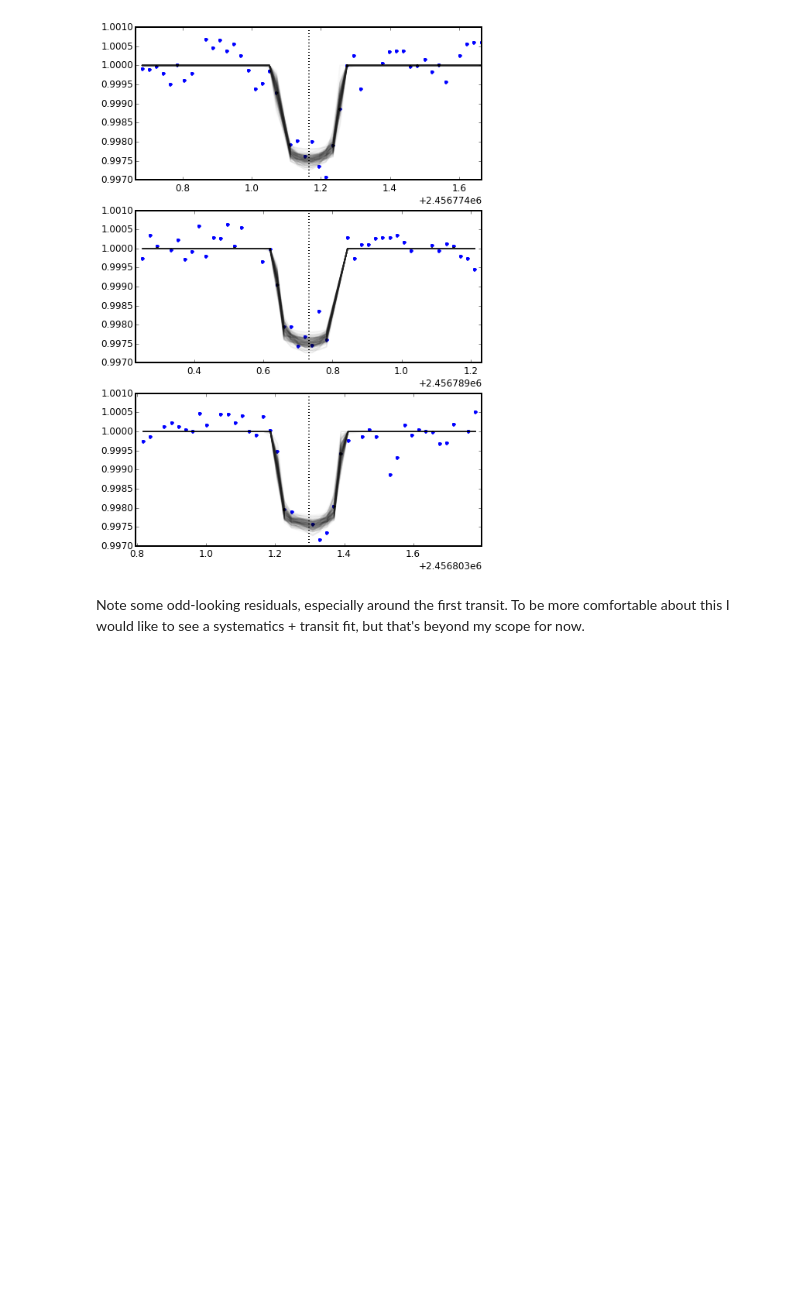
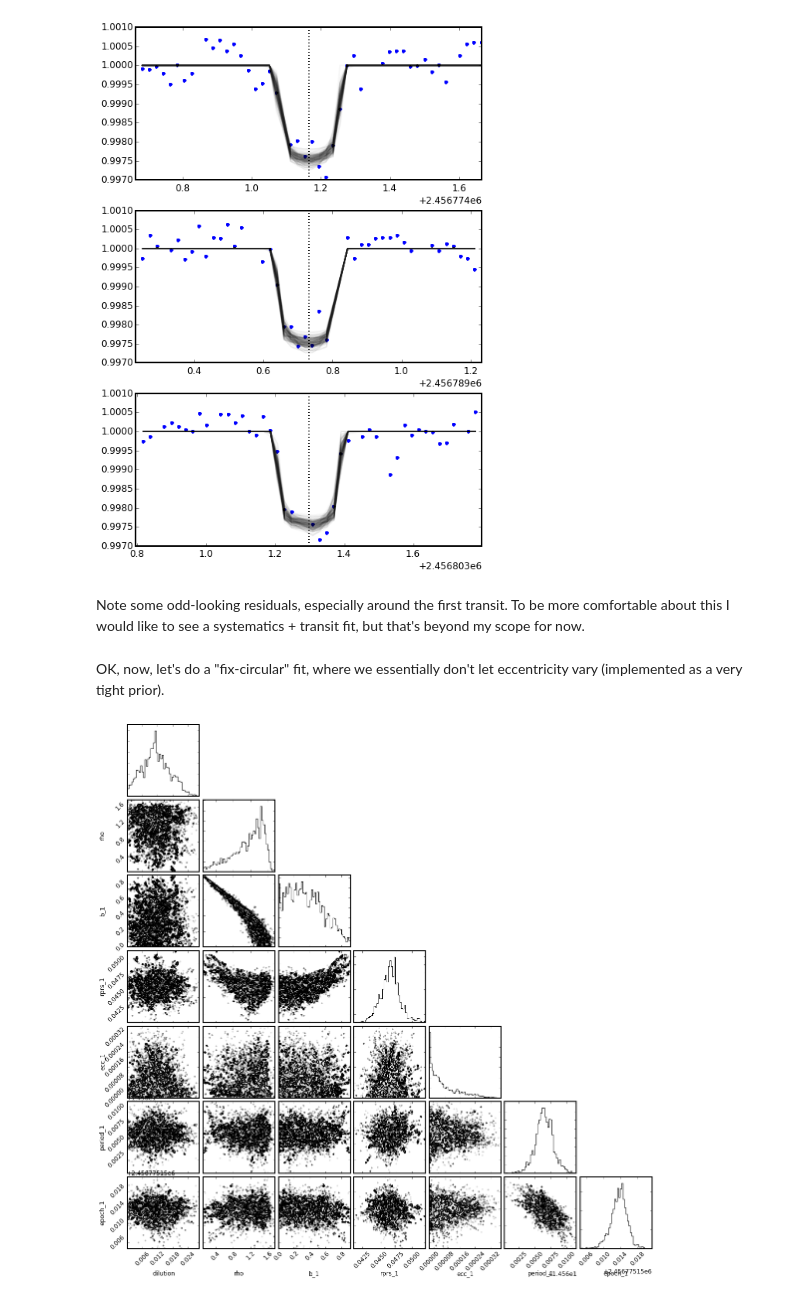
Before and after one commit to timothydmorton/transit-fitting, a Jupyter notebook: notebooks/k2_testing.ipynb, the cells around one changed output. Drawn from its saved outputs; the diff is of its cells as text; code cells hidden in the pictures; blank space fills up the shorter version.

Commit message:
enabled fix_circular

```diff
--- a/notebooks/k2_testing.ipynb
+++ b/notebooks/k2_testing.ipynb
@@ -78,3 +78,16 @@ for ax,m,n in zip(axes, [m1, m2, m3], [0,1,2]):
 [figure]
 # %% [markdown]
 Note some odd-looking residuals, especially around the first transit.  To be more comfortable about this I would like to see a systematics + transit fit, but that's beyond my scope for now.
+# %% [markdown]
+OK, now, let's do a "fix-circular" fit, where we essentially don't let eccentricity vary (implemented as a very tight prior).
+# %%
+lc2 = LightCurve(t, f, f_err, texp=1626./86400, planets=[planet],
+                detrend=False,
+                 dilution=(0.01, 0.005)) #dilution from paper, no rhostar
+mod2 = TransitModel(lc2, fix_zp=True, fix_circular=True, width=3)
+# %%
+mod2.fit_emcee(nburn=300, niter=100);
+mod2.triangle(['dilution', 'rho', 'b_1', 'rprs_1', 'ecc_1',
+              'period_1', 'epoch_1']);
+# %% [output]
+[figure, added]
```
Also changed, not shown: parts of 2 cells of this notebook, 1 other file.
